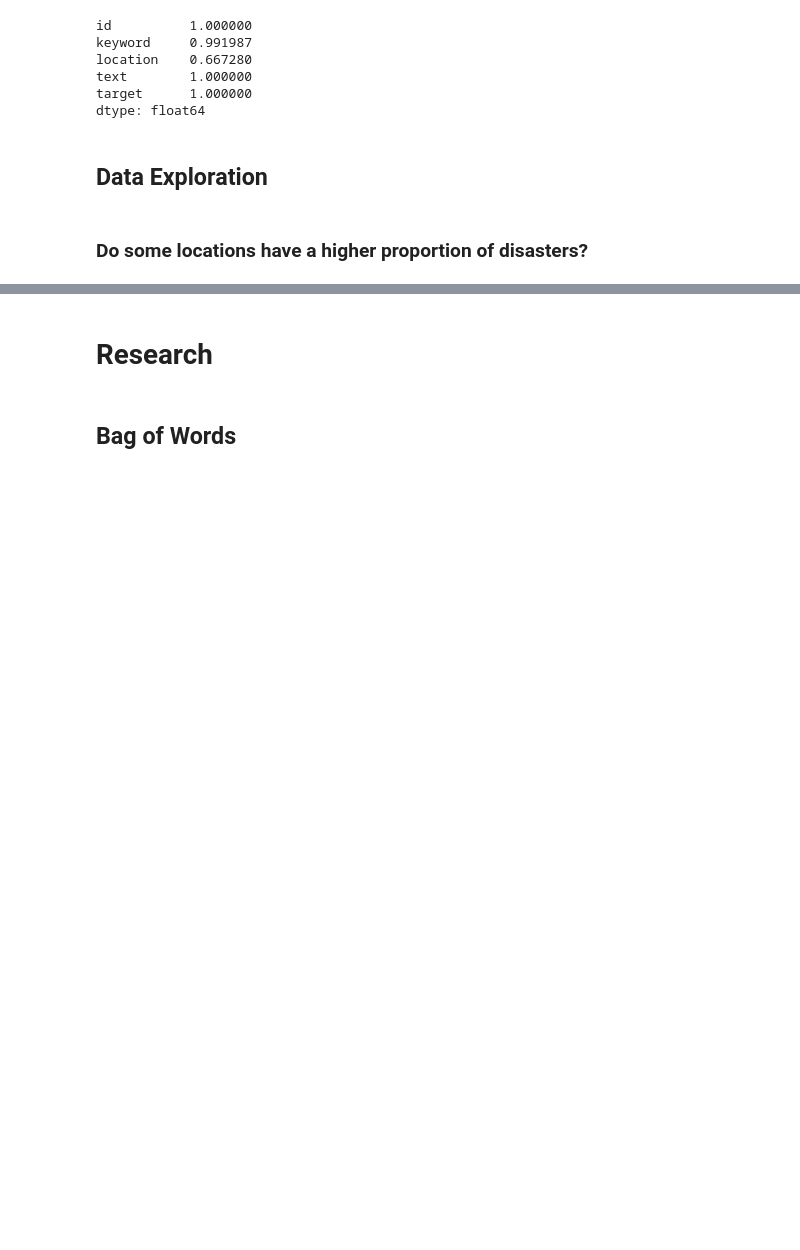
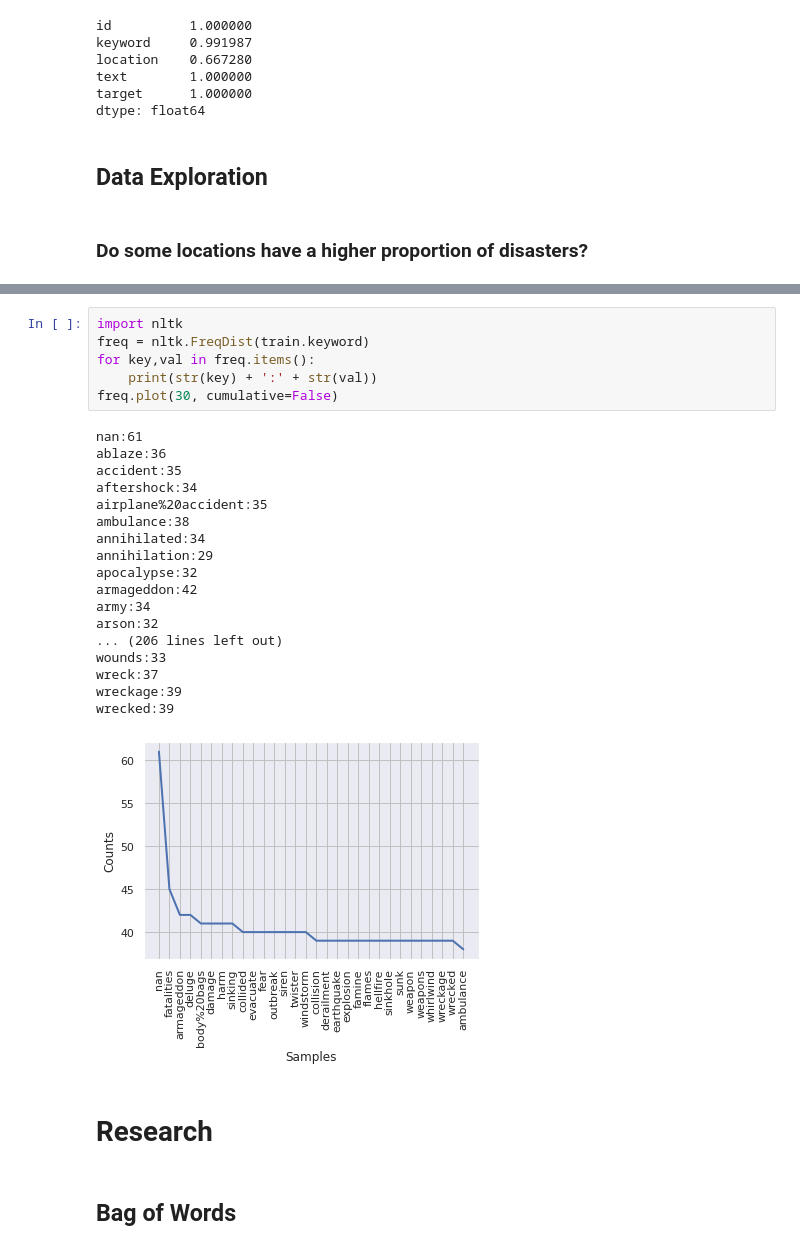
Before and after one commit to csteele/nlp-disasters, a Jupyter notebook: nlp_disaster_tweets.ipynb, the cells around one changed output, grey strips where cells are left out. Saved outputs shown, nothing was run; the diff lists cells and outputs as text; blank space fills up the shorter version.

Commit message:
Keyword Frequency

```diff
--- a/nlp_disaster_tweets.ipynb
+++ b/nlp_disaster_tweets.ipynb
@@ -99,3 +114,28 @@ nltk.download()
+# %%
+import nltk
+freq = nltk.FreqDist(train.keyword)
+for key,val in freq.items():
+    print(str(key) + ':' + str(val))
+freq.plot(30, cumulative=False)
+# %% [output]
+nan:61
+ablaze:36
+accident:35
+aftershock:34
+airplane%20accident:35
+ambulance:38
+annihilated:34
+annihilation:29
+apocalypse:32
+armageddon:42
+army:34
+arson:32
+... (206 lines left out)
+wounds:33
+wreck:37
+wreckage:39
+wrecked:39
+[figure, added]
 # %% [markdown]
 # Research
 # %% [markdown]
```
Also changed, not shown: parts of 6 cells of this notebook.
